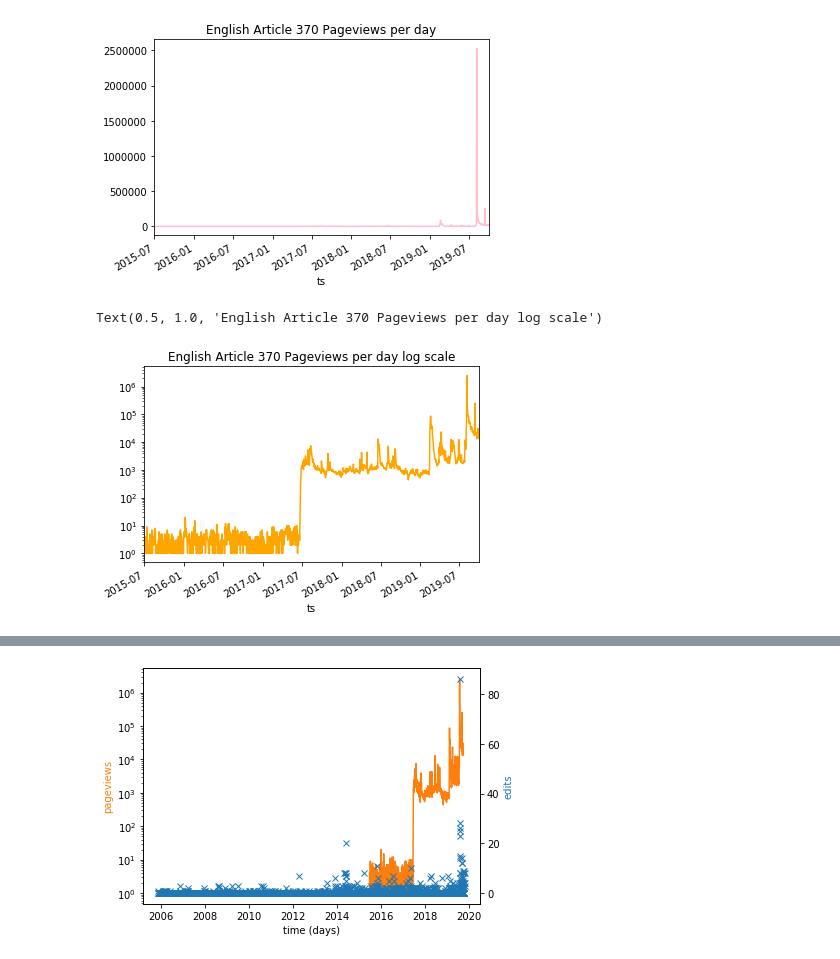
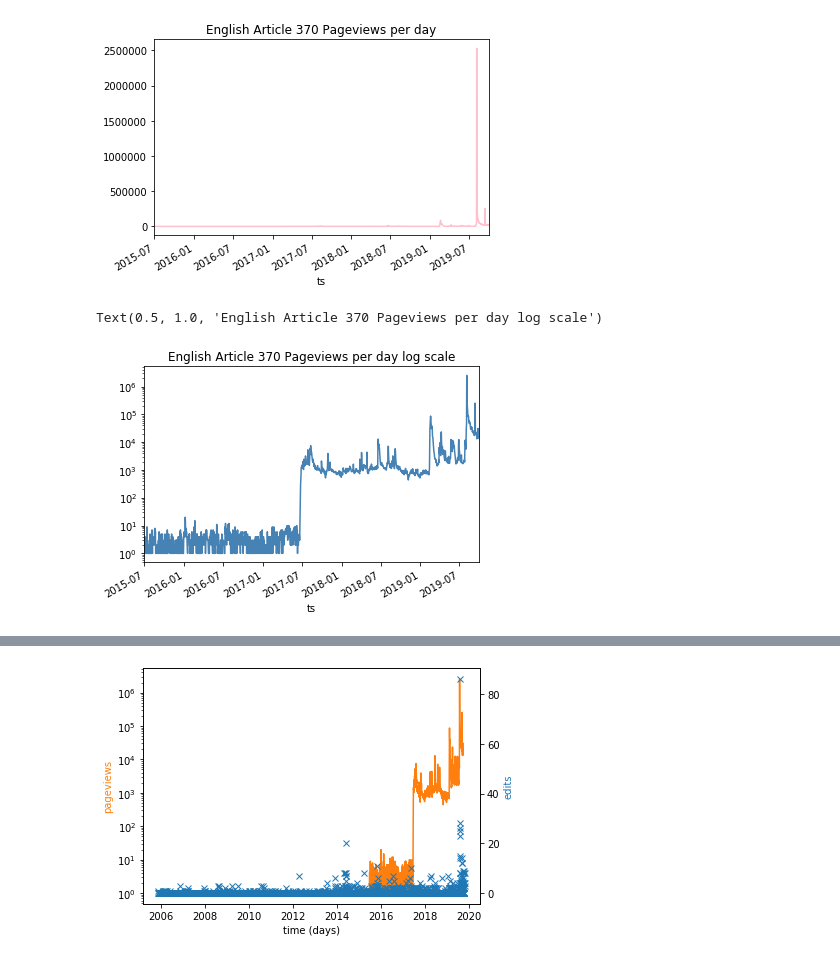
Before and after one commit to ViralNotPrasad/cscw-wiki, a Jupyter notebook: R/Pageviews.ipynb, the cells around one changed output, grey strips where cells are left out. Saved outputs shown, nothing was run; the diff lists cells and outputs as text; code cells hidden in the pictures.

Commit message:
fn for pageviews w event lines on views series; colors changed

```diff
--- a/R/Pageviews.ipynb
+++ b/R/Pageviews.ipynb
@@ -7,3 +7,5 @@ import numpy as np
 
 df = pd.read_csv("wiki_hindi_pageviews_2000_thru_Sep2019.csv")
 df.head()
+
+normalcolor = 'steelblue'
@@ -69,13 +64,13 @@ plt.title('English Article 370 Pageviews per day')
 Text(0.5, 1.0, 'English Article 370 Pageviews per day')
 [figure]
 # %%
-df2['views'].plot(linestyle='-', linewidth=1.5, color = 'orange')
+df2['views'].plot(linestyle='-', linewidth=1.5, color = normalcolor)
 plt.yscale('log')
 
 plt.title('English Article 370 Pageviews per day log scale')
 # %% [output]
 Text(0.5, 1.0, 'English Article 370 Pageviews per day log scale')
-[figure, old version]
+[figure, new version]
 # %%
 df3 = pd.read_csv("wiki_urdu_pageviews_2000_thru_Sep2019.csv")
 df3 = df3[df3['article'] == "Article 370 of the Constitution of India"]
```
Also changed, not shown: parts of 7 cells of this notebook, 16 other files.
